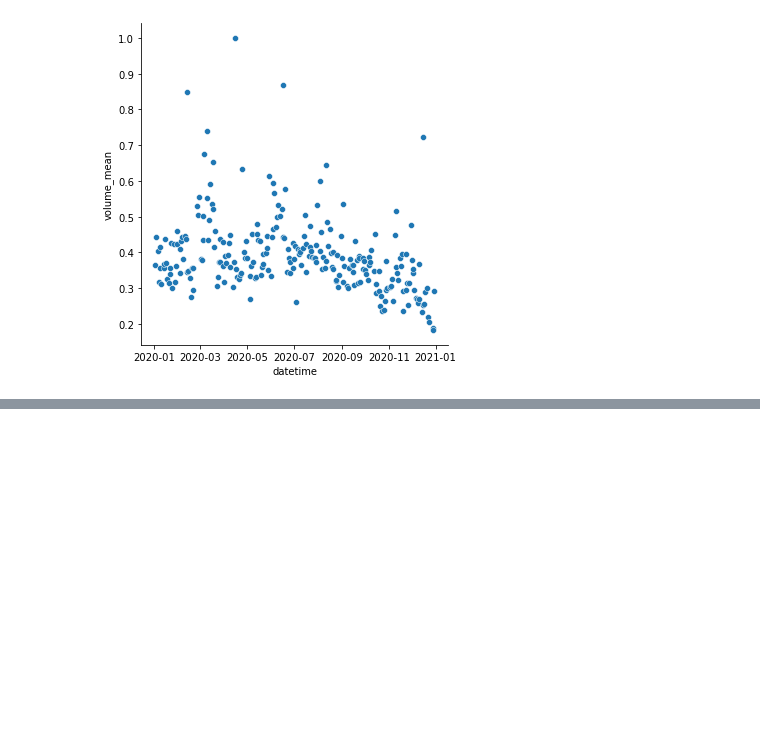
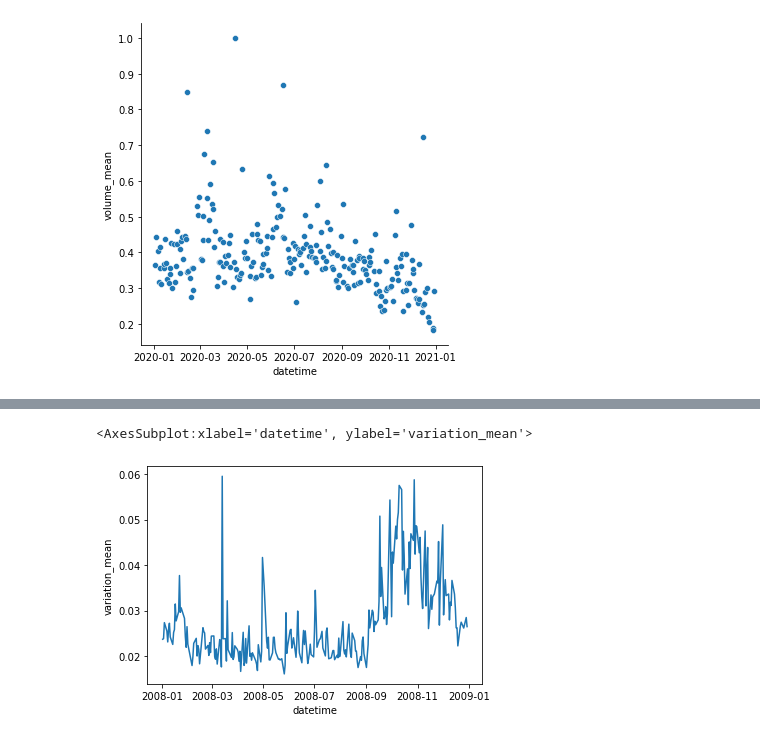
Before and after one commit to tiagoColli/tcc, a Jupyter notebook: data_exploration.ipynb, the cells around one changed output, grey strips where cells are left out. Cells and saved outputs as stored; diff of their text form; code cells hidden in the pictures; blank space fills up the shorter version.

```diff
--- a/data_exploration.ipynb
+++ b/data_exploration.ipynb
@@ -339,0 +336,5 @@ sns.relplot(x="datetime", y="volume_mean", data=df_daily.loc[df_daily['datetime'
+# %%
+sns.lineplot(x="datetime", y="variation_mean", data=df_daily.loc[(df_daily['datetime'] > '2008') & (df_daily['datetime'] < '2009')])
+# %% [output]
+<AxesSubplot:xlabel='datetime', ylabel='variation_mean'>
+[figure, added]
```
Also changed, not shown: parts of 39 cells of this notebook, 1 other file.
